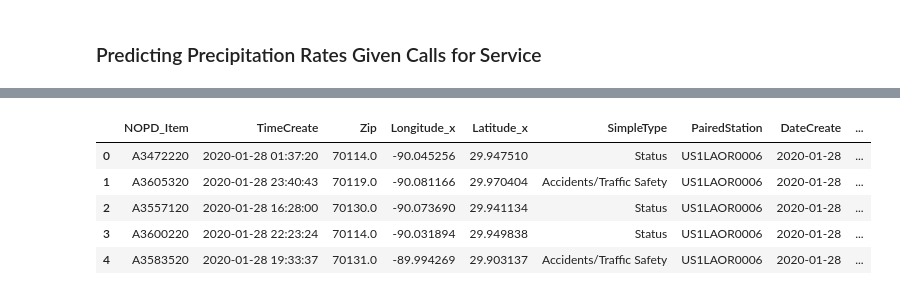
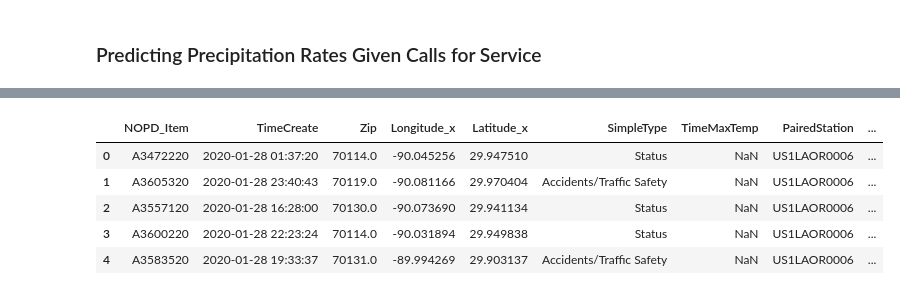
Before and after one commit to outlawhayden/weather-crime, a Jupyter notebook: notebooks/model_playground.ipynb, the cells around one changed output, grey strips where cells are left out. Saved outputs shown, nothing was run; the diff lists cells and outputs as text; code cells hidden in the pictures.

Commit message:
model playground

```diff
--- a/notebooks/model_playground.ipynb
+++ b/notebooks/model_playground.ipynb
@@ -4,12 +4,12 @@ warnings.filterwarnings('ignore')
 
 import pandas as pd
 import numpy as np
-import sklearn as sk
-from sklearn.preprocessing import StandardScaler
-from sklearn.tree import DecisionTreeRegressor, DecisionTreeClassifier
+import sklearn
+from sklearn.tree import DecisionTreeRegressor
 from sklearn.model_selection import cross_val_score
 import scipy
 from scipy import stats
+from statsmodels.stats.proportion import proportions_ztest
 rng = np.random.default_rng()
 import pip
 import os
@@ -17,23 +17,11 @@ from tqdm.notebook import tqdm, trange
 tqdm.pandas()
 import seaborn as sns
 sns.set_theme()
+sns.set_style("whitegrid")
 import matplotlib as mpl
 import matplotlib.pyplot as plt
-try:
-    __import__("xarray")
-except ImportError:
-    pip.main(['install', "xarray"])
-
-import xarray as xr
-pd.options.display.max_columns = None
-from bokeh.plotting import figure, show
-from bokeh.io import output_notebook
-from bokeh.models import ColumnDataSource, LabelSet
-from bokeh.transform import factor_cmap, factor_mark
-
-import descartes
-import geopandas as gpd
-from shapely.geometry import Point, Polygon
+import folium
+from folium import plugins
 
 pd.options.display.max_columns = None
 pd.options.display.max_rows = None
@@ -725,12 +713,12 @@ calls_weather_master.head()
 | 4 | A3583520 | TS | TRAFFIC STOP | 1J | TS | TRAFFIC STOP | 1J | 3705091.0 | ... |
 # %%
 # create smaller cfs dataset
-cfs_ml = calls_weather_master[["NOPD_Item", "TimeCreate", "Zip", "Longitude_x", "Latitude_x", "SimpleType", "PairedStation", "DateCreate", "Precipitation"]]
+cfs_ml = calls_weather_master[["NOPD_Item", "TimeCreate", "Zip", "Longitude_x", "Latitude_x", "SimpleType", "TimeMaxTemp", "PairedStation", "DateCreate", "Precipitation"]]
 cfs_ml.head()
 # %% [output]
-|  | NOPD_Item | TimeCreate | Zip | Longitude_x | Latitude_x | SimpleType | PairedStation | DateCreate | ... |
-| 0 | A3472220 | 2020-01-28 01:37:20 | 70114.0 | -90.045256 | 29.947510 | Status | US1LAOR0006 | 2020-01-28 | ... |
-| 1 | A3605320 | 2020-01-28 23:40:43 | 70119.0 | -90.081166 | 29.970404 | Accidents/Traffic Safety | US1LAOR0006 | 2020-01-28 | ... |
-| 2 | A3557120 | 2020-01-28 16:28:00 | 70130.0 | -90.073690 | 29.941134 | Status | US1LAOR0006 | 2020-01-28 | ... |
-| 3 | A3600220 | 2020-01-28 22:23:24 | 70114.0 | -90.031894 | 29.949838 | Status | US1LAOR0006 | 2020-01-28 | ... |
-| 4 | A3583520 | 2020-01-28 19:33:37 | 70131.0 | -89.994269 | 29.903137 | Accidents/Traffic Safety | US1LAOR0006 | 2020-01-28 | ... |
+|  | NOPD_Item | TimeCreate | Zip | Longitude_x | Latitude_x | SimpleType | TimeMaxTemp | PairedStation | ... |
+| 0 | A3472220 | 2020-01-28 01:37:20 | 70114.0 | -90.045256 | 29.947510 | Status | NaN | US1LAOR0006 | ... |
+| 1 | A3605320 | 2020-01-28 23:40:43 | 70119.0 | -90.081166 | 29.970404 | Accidents/Traffic Safety | NaN | US1LAOR0006 | ... |
+| 2 | A3557120 | 2020-01-28 16:28:00 | 70130.0 | -90.073690 | 29.941134 | Status | NaN | US1LAOR0006 | ... |
+| 3 | A3600220 | 2020-01-28 22:23:24 | 70114.0 | -90.031894 | 29.949838 | Status | NaN | US1LAOR0006 | ... |
+| 4 | A3583520 | 2020-01-28 19:33:37 | 70131.0 | -89.994269 | 29.903137 | Accidents/Traffic Safety | NaN | US1LAOR0006 | ... |
```
Also changed, not shown: parts of 29 cells of this notebook, 2 other files.
